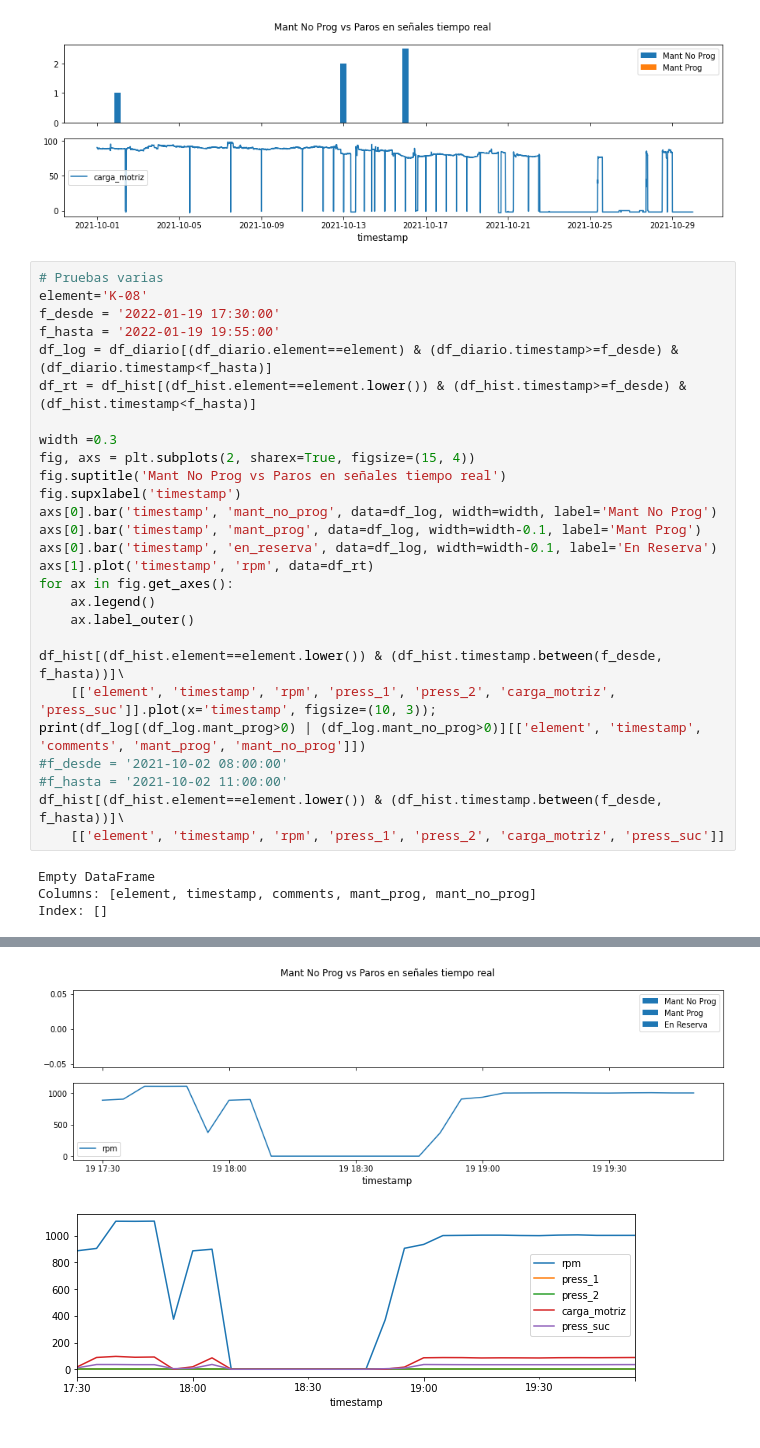
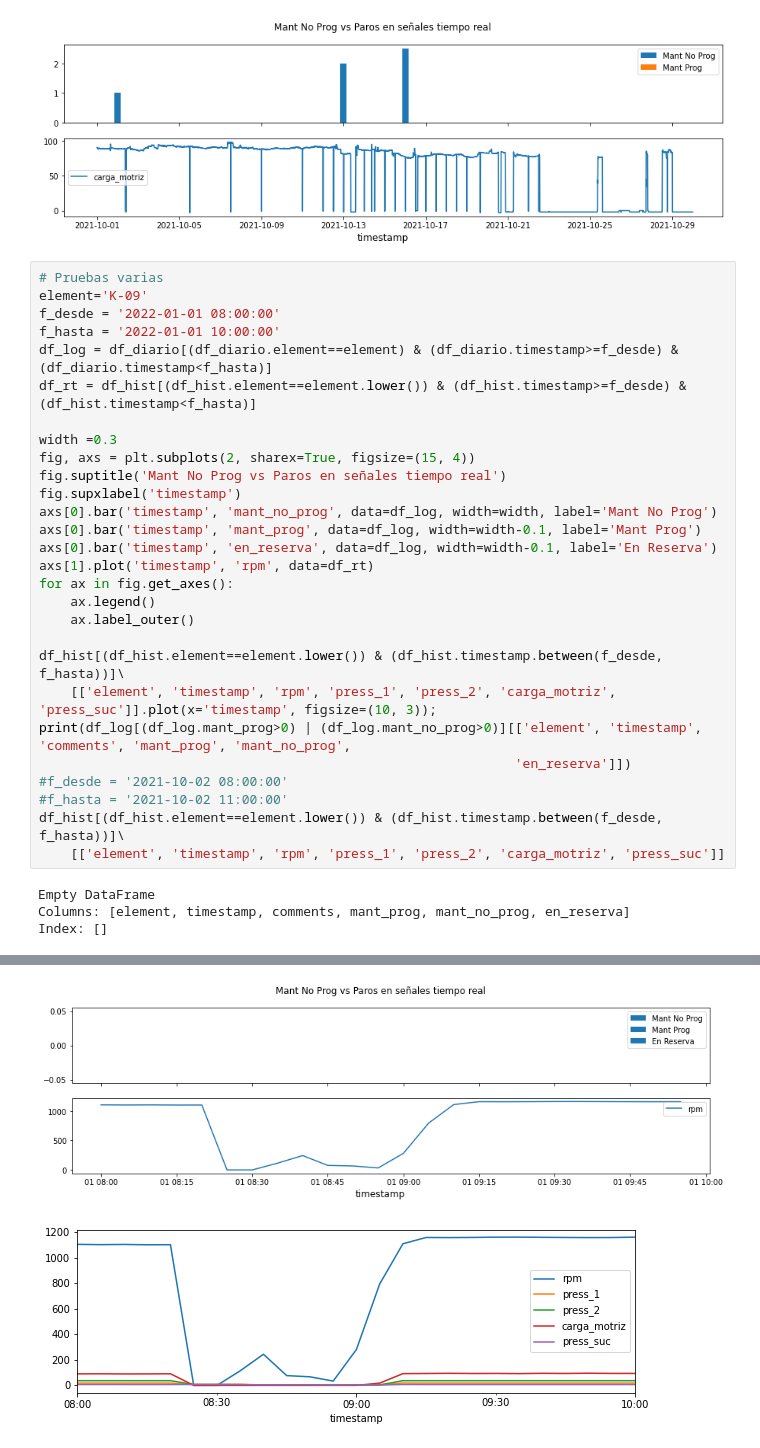
Before and after one commit to DoloresFerrando/data_science, a Jupyter notebook: 4_time_series/MP1 - EDA y Data Prep.ipynb, the cells around one changed output, grey strips where cells are left out. Cells and saved outputs as stored; diff of their text form.

```diff
--- a/4_time_series/MP1 - EDA y Data Prep.ipynb
+++ b/4_time_series/MP1 - EDA y Data Prep.ipynb
@@ -705,9 +708,9 @@ df_hist[(df_hist.element==element.lower()) & (df_hist.timestamp.between(f_desde,
 [figure]
 # %%
 # Pruebas varias
-element='K-08'
-f_desde = '2022-01-19 17:30:00'
-f_hasta = '2022-01-19 19:55:00'
+element='K-09'
+f_desde = '2022-01-01 08:00:00'
+f_hasta = '2022-01-01 10:00:00'
 df_log = df_diario[(df_diario.element==element) & (df_diario.timestamp>=f_desde) & (df_diario.timestamp<f_hasta)]
 df_rt = df_hist[(df_hist.element==element.lower()) & (df_hist.timestamp>=f_desde) & (df_hist.timestamp<f_hasta)]
 
@@ -725,13 +728,14 @@ for ax in fig.get_axes():
 
 df_hist[(df_hist.element==element.lower()) & (df_hist.timestamp.between(f_desde, f_hasta))]\
     [['element', 'timestamp', 'rpm', 'press_1', 'press_2', 'carga_motriz', 'press_suc']].plot(x='timestamp', figsize=(10, 3));
-print(df_log[(df_log.mant_prog>0) | (df_log.mant_no_prog>0)][['element', 'timestamp', 'comments', 'mant_prog', 'mant_no_prog']])
+print(df_log[(df_log.mant_prog>0) | (df_log.mant_no_prog>0)][['element', 'timestamp', 'comments', 'mant_prog', 'mant_no_prog',
+                                                             'en_reserva']])
 #f_desde = '2021-10-02 08:00:00'
 #f_hasta = '2021-10-02 11:00:00'
 df_hist[(df_hist.element==element.lower()) & (df_hist.timestamp.between(f_desde, f_hasta))]\
     [['element', 'timestamp', 'rpm', 'press_1', 'press_2', 'carga_motriz', 'press_suc']]
 # %% [output]
 Empty DataFrame
-Columns: [element, timestamp, comments, mant_prog, mant_no_prog]
+Columns: [element, timestamp, comments, mant_prog, mant_no_prog, en_reserva]
 Index: []
 |  | element | timestamp | rpm | press_1 | press_2 | carga_motriz | press_suc |
@@ -754,2 +758,2 @@ Index: []
-[figure, old version]
+[figure, new version]
-[figure, old version]
+[figure, new version]
```
Also changed, not shown: parts of 18 cells of this notebook.
